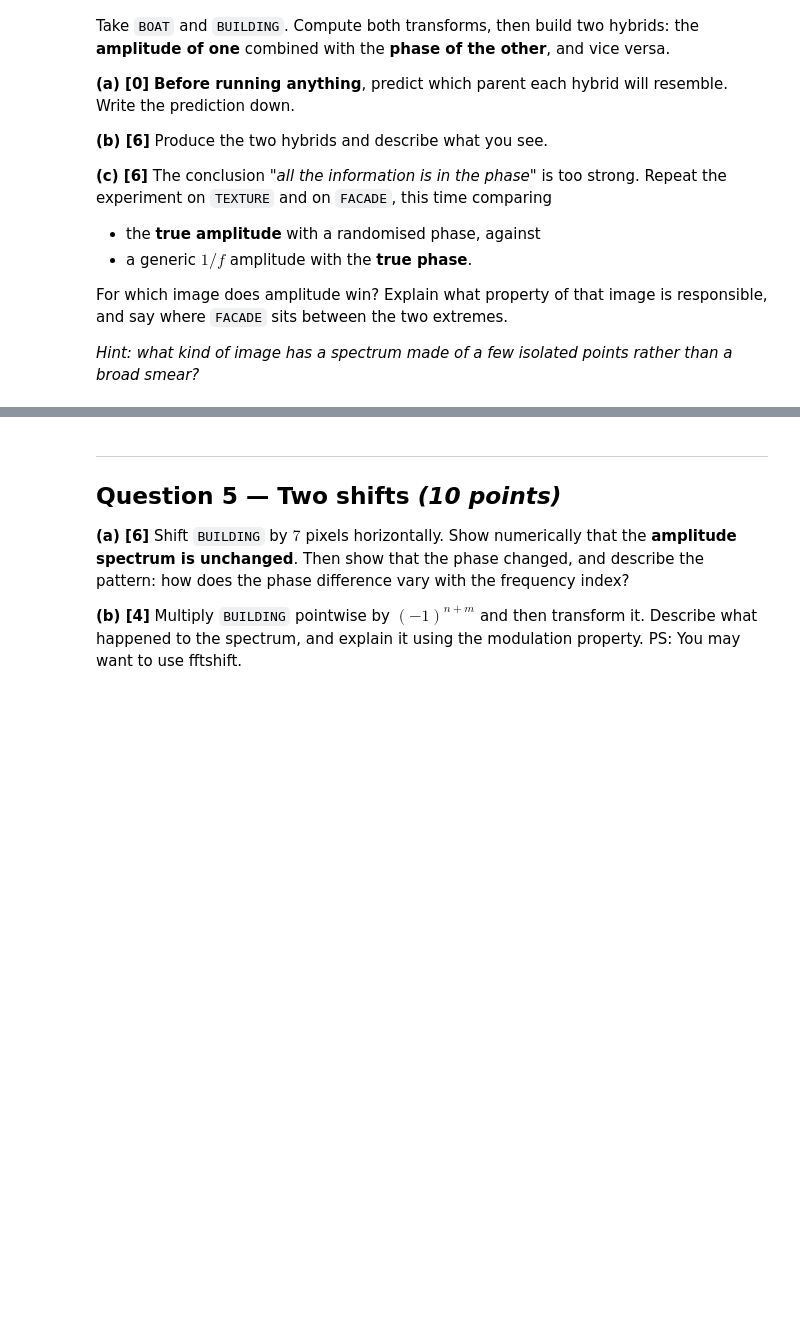
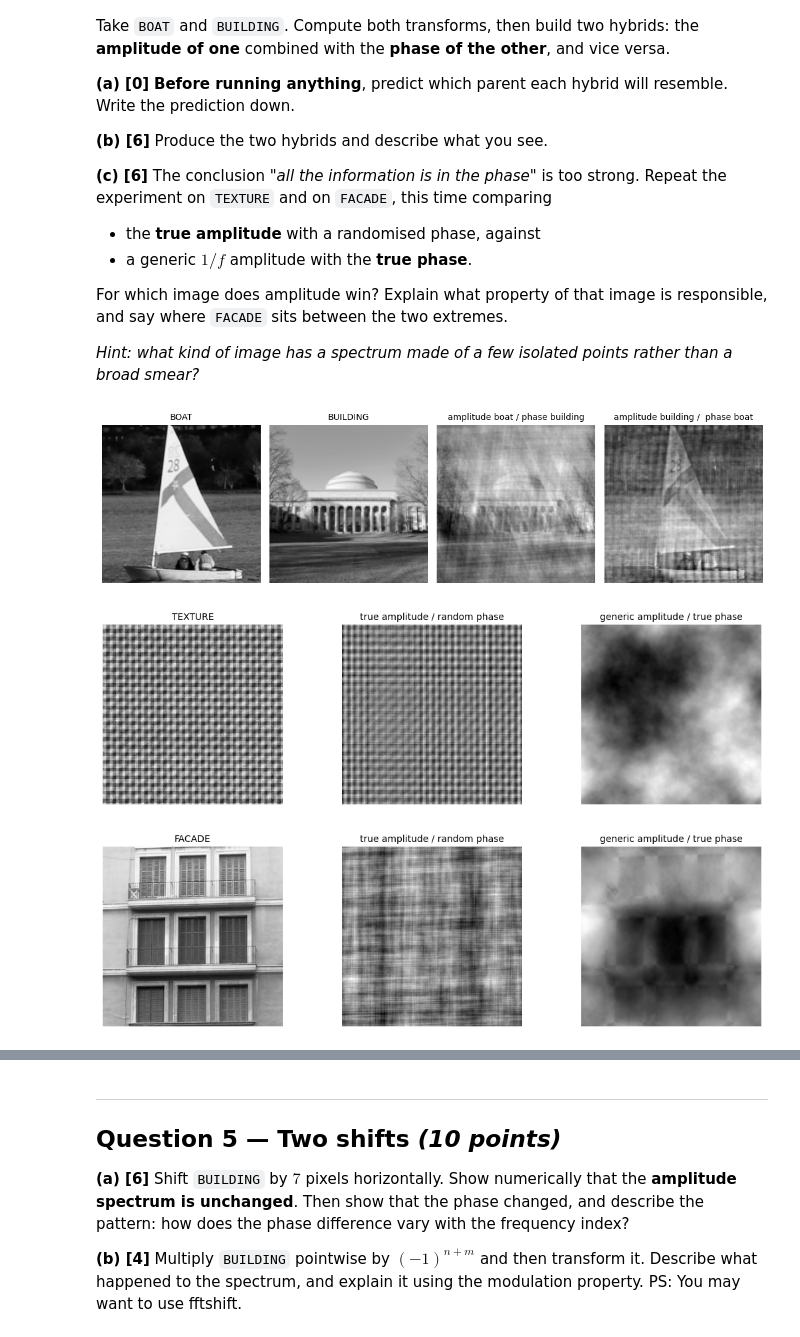
Before and after one commit to munozsophia/computer-vision-munozsa, a Jupyter notebook: assignments/assignment1/fourier_assignment.ipynb, the cells around one changed output, grey strips where cells are left out. Cells and saved outputs as stored; diff of their text form; code cells hidden in the pictures; blank space fills up the shorter version.

```diff
--- a/assignments/assignment1/fourier_assignment.ipynb
+++ b/assignments/assignment1/fourier_assignment.ipynb
@@ -214,27 +294,53 @@ For which image does amplitude win? Explain what property of that image is respo
 # %%
 def to_polar(img):
     """Return (amplitude, phase) of the 2D DFT of img."""
     L = fft2(img)
     return np.abs(L), np.angle(L)
 
 def from_polar(amp, phase):
     """Rebuild a real image from an amplitude and a phase."""
     return np.real(ifft2(amp * np.exp(1j * phase)))
 
 # YOUR CODE (b): build the two hybrids and show them.
+amplitude_boat, phase_boat = to_polar(BOAT)
+amplitude_building, phase_building = to_polar(BUILDING)
+
+# build hybrids
+hybrid1 = from_polar(amplitude_boat, phase_building)
+hybrid2 = from_polar(amplitude_building, phase_boat)
+
+show(BOAT, "BOAT", BUILDING, "BUILDING", hybrid1, "amplitude boat / phase building", hybrid2, "amplitude building /  phase boat")
 
 # YOUR CODE (c): run the comparison on TEXTURE, FACADE and BOAT.
 # The helper below gives you the generic amplitude.
+def random_phase(shape):
+    """Uniform random phase in [-pi, pi], same shape as the image."""
+    return np.random.uniform(-np.pi, np.pi, size=shape)
 
 def generic_amplitude(shape, b=1.0):
     """A 1/(u^2+v^2)^b amplitude spectrum - the average natural image."""
     M, N = shape
     u = fftshift(np.arange(M) - M//2); v = fftshift(np.arange(N) - N//2)
     U, V = np.meshgrid(u, v, indexing="ij")
     r2 = U**2 + V**2; r2[0, 0] = 1.0
     A = 1.0 / r2**b
     A[0, 0] = A.max() * 10
     return A
+
+amplitude_texture, phase_texture = to_polar(TEXTURE)
+amplitude_facade, phase_facade = to_polar(FACADE)
+
+hybrid3 = from_polar(amplitude_texture, random_phase(TEXTURE.shape))
+hybrid4 = from_polar(generic_amplitude(TEXTURE.shape), phase_texture)
+hybrid5 = from_polar(amplitude_facade, random_phase(FACADE.shape))
+hybrid6 = from_polar(generic_amplitude(FACADE.shape), phase_facade)
+
+show(TEXTURE, "TEXTURE", hybrid3, "true amplitude / random phase", hybrid4, "generic amplitude / true phase")
+show(FACADE, "FACADE", hybrid5, "true amplitude / random phase", hybrid6, "generic amplitude / true phase")
+# %% [output]
+[figure, added]
+[figure, added]
+[figure, added]
 # %% [markdown]
 ### Your answer
 
```
Also changed, not shown: parts of 10 cells of this notebook, 1 other file.
